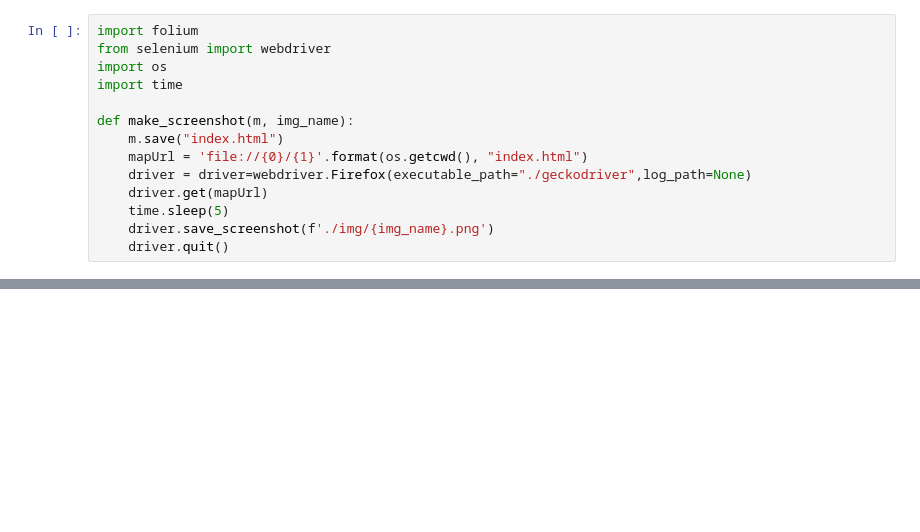
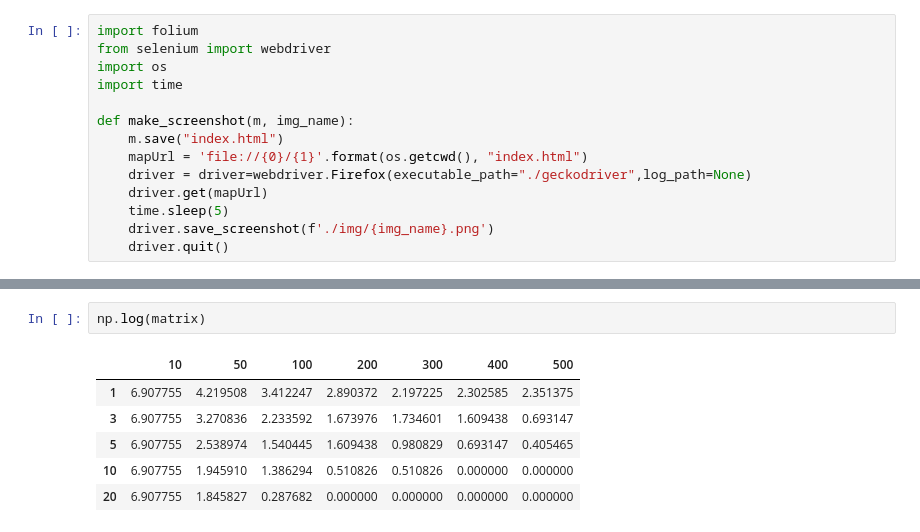
Before and after one commit to beco-app/beco-project, a Jupyter notebook: backend/data_base/map/map.ipynb, the cells around one changed output, grey strips where cells are left out. Saved outputs shown, nothing was run; the diff lists cells and outputs as text; blank space fills up the shorter version.

```diff
--- a/backend/data_base/map/map.ipynb
+++ b/backend/data_base/map/map.ipynb
@@ -94,0 +116,9 @@ m
+# %%
+np.log(matrix)
+# %% [output]
+|  | 10 | 50 | 100 | 200 | 300 | 400 | 500 |
+| 1 | 6.907755 | 4.219508 | 3.412247 | 2.890372 | 2.197225 | 2.302585 | 2.351375 |
+| 3 | 6.907755 | 3.270836 | 2.233592 | 1.673976 | 1.734601 | 1.609438 | 0.693147 |
+| 5 | 6.907755 | 2.538974 | 1.540445 | 1.609438 | 0.980829 | 0.693147 | 0.405465 |
+| 10 | 6.907755 | 1.945910 | 1.386294 | 0.510826 | 0.510826 | 0.000000 | 0.000000 |
+| 20 | 6.907755 | 1.845827 | 0.287682 | 0.000000 | 0.000000 | 0.000000 | 0.000000 |
```
Also changed, not shown: parts of 4 cells of this notebook, 4 other files.
